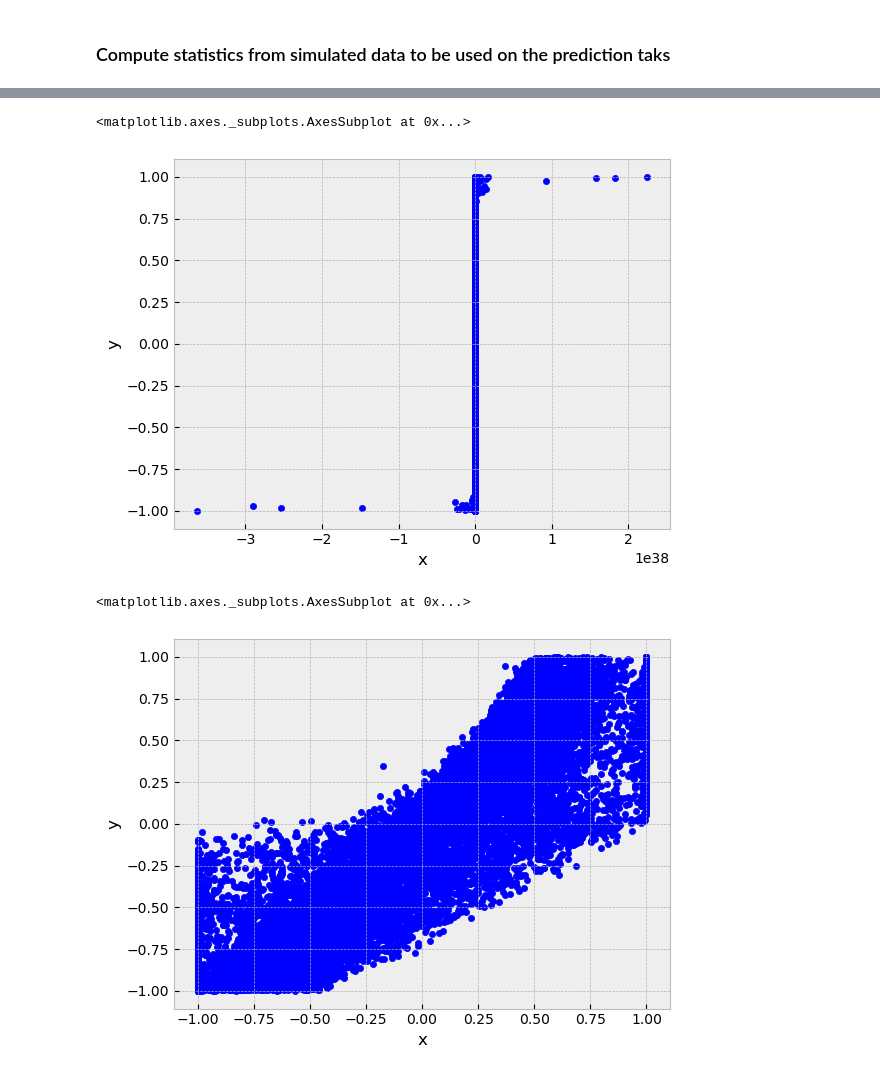
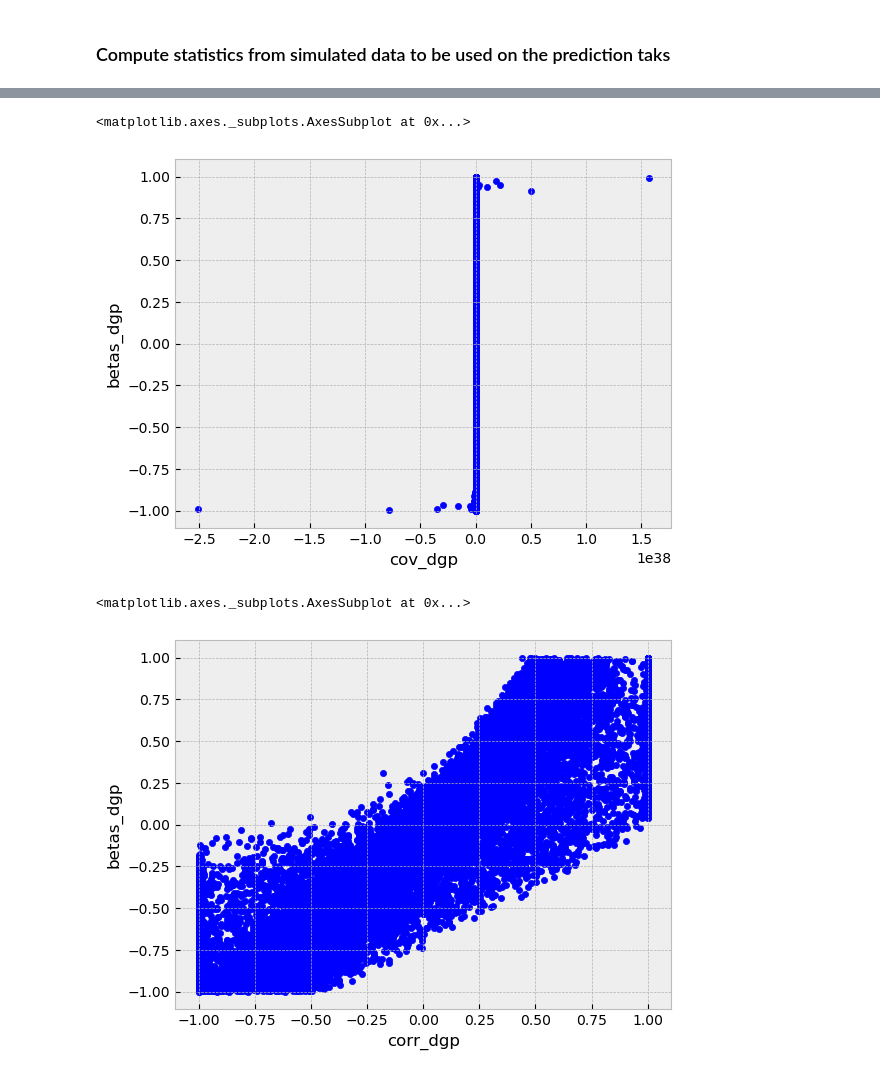
Before and after one commit to dcuoliveira/NN-VAR-Cov-Pred, a Jupyter notebook: src/debug.ipynb, the cells around one changed output, grey strips where cells are left out. Saved outputs shown, nothing was run; the diff lists cells and outputs as text; code cells hidden in the pictures.

```diff
--- a/src/debug.ipynb
+++ b/src/debug.ipynb
@@ -74,17 +74,17 @@ for i in range(len(summary.keys())):
     # beta 2x2
     for l in range(1, len(summary[i]["coefs"]) + 1):
         ols_fit = sm.OLS(endog=data["y"], exog=data["y_lag{}".format(str(l))]).fit()
-        betadgp_beta2x2.append(pd.DataFrame({j: {"y": summary[i]["coefs"][l-1], "x": ols_fit.params[0]}}).T)
+        betadgp_beta2x2.append(pd.DataFrame({j: {"betas_dgp": summary[i]["coefs"][l-1], "beta_2x2": ols_fit.params[0]}}).T)
         j += 1
 
     # covariance 2x2
     for l in range(1, len(summary[i]["coefs"]) + 1):
-        cov2x2.append(pd.DataFrame({k: {"y": summary[i]["coefs"][l-1], "x": data.cov().iloc[0][l]}}).T)
+        cov2x2.append(pd.DataFrame({k: {"betas_dgp": summary[i]["coefs"][l-1], "cov_dgp": data.cov().iloc[0][l]}}).T)
         k += 1
 
     # correlation 2x2
     for l in range(1, len(summary[i]["coefs"]) + 1):
-        corr2x2.append(pd.DataFrame({k: {"y": summary[i]["coefs"][l-1], "x": data.corr().iloc[0][l]}}).T)
+        corr2x2.append(pd.DataFrame({k: {"betas_dgp": summary[i]["coefs"][l-1], "corr_dgp": data.corr().iloc[0][l]}}).T)
         m += 1
 
 betadgp_beta2x2_df = pd.concat(betadgp_beta2x2, axis=0)
@@ -98,10 +98,10 @@ betadgp_beta2x2_df.reset_index(drop=True).plot.scatter(y="y", x="x")
 # %%
-cov2x2_df.reset_index(drop=True).plot.scatter(y="y", x="x")
+cov2x2_df.reset_index(drop=True).plot.scatter(y="betas_dgp", x="cov_dgp")
 # %% [output]
 <matplotlib.axes._subplots.AxesSubplot at 0x...>
-[figure, old version]
+[figure, new version]
 # %%
-corr2x2_df.reset_index(drop=True).plot.scatter(y="y", x="x")
+corr2x2_df.reset_index(drop=True).plot.scatter(y="betas_dgp", x="corr_dgp")
 # %% [output]
 <matplotlib.axes._subplots.AxesSubplot at 0x...>
-[figure, old version]
+[figure, new version]
```
Also changed, not shown: parts of 5 cells of this notebook, 6 other files.
